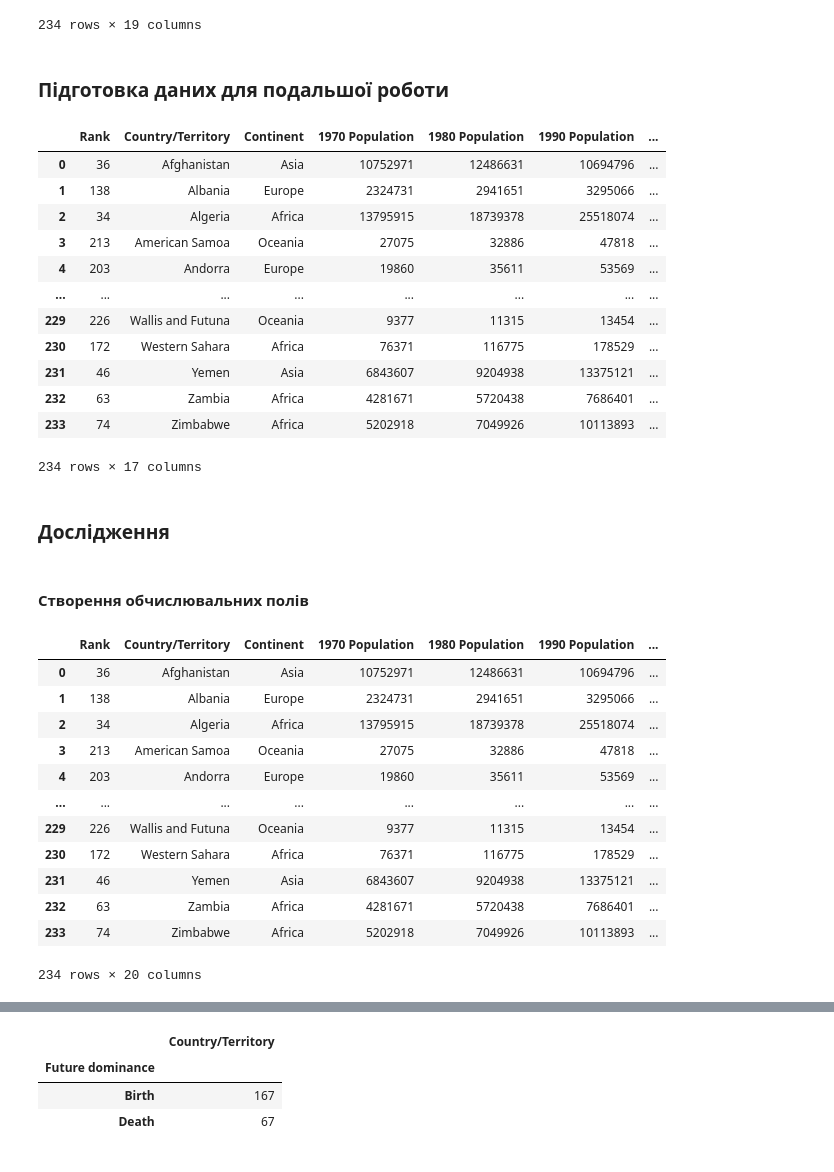
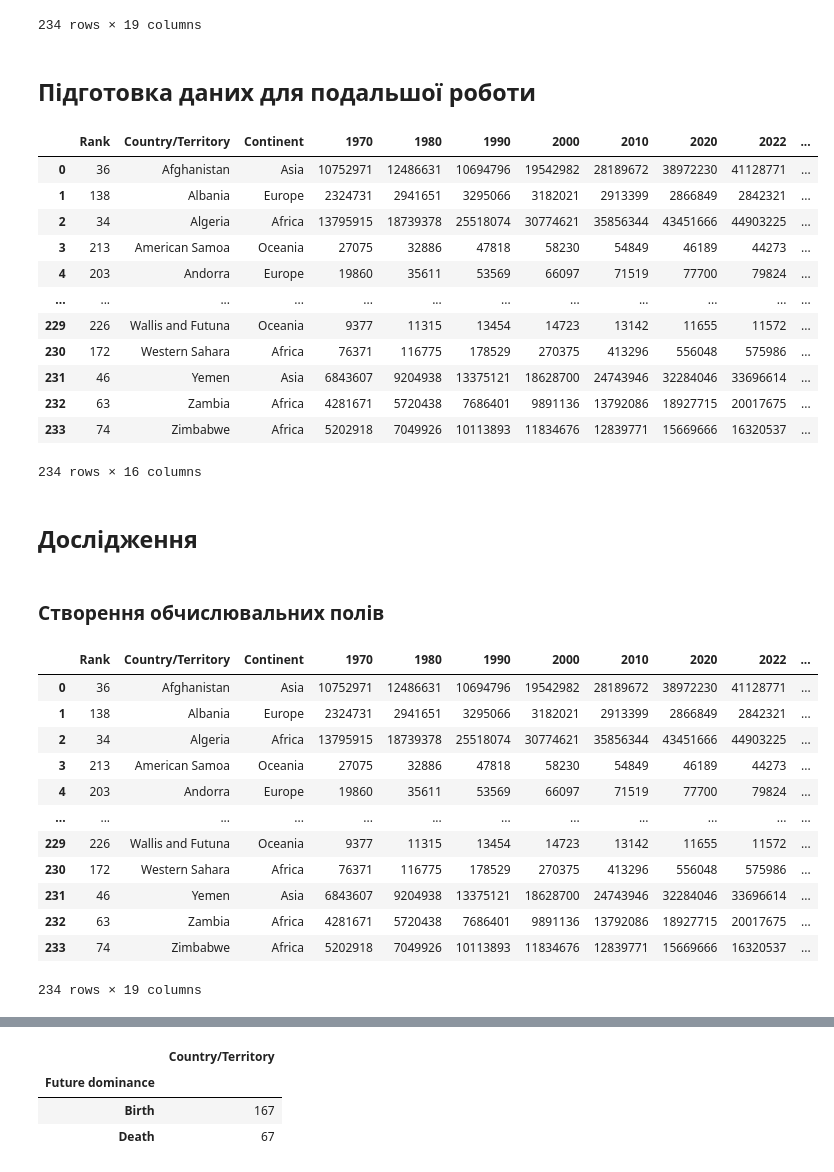
Before and after one commit to Y-Rov/python-PNU-course, a Jupyter notebook: course-part-2/realization-cw-2/rovinskyi-cw-2.ipynb, the cells around one changed output, grey strips where cells are left out. Drawn from its saved outputs; the diff is of its cells as text; code cells hidden in the pictures.

```diff
--- a/course-part-2/realization-cw-2/rovinskyi-cw-2.ipynb
+++ b/course-part-2/realization-cw-2/rovinskyi-cw-2.ipynb
@@ -49,77 +51,76 @@ second_df
 | 233 | VA | Vatican City | 0.510 | 0.511 | 0.520 | 0.731 | 0.561 | 0.564 | 0.596 | 0.651 | 0.700 | ... |
 234 rows × 19 columns
 # %% [markdown]
-### Підготовка даних для подальшої роботи
+## Підготовка даних для подальшої роботи
 # %%
 # Домноження стовпців pop2030 і pop2050 на 1000 - приведення до звичайного числа.
 # Попередні дані були виражені в тисячах, тобто 1.45 = 1450.
 transformed_second_df = second_df.apply(lambda value: value * 1000 if value.name in ['pop2030', 'pop2050'] else value)
 
 # Об'єднання двох датасетів у один
 result_df = pd.merge(first_df, transformed_second_df[['country', 'pop2030', 'pop2050']],
 'left', left_on='Country/Territory', right_on='country')
 
 # Приведення типу стовпців pop2030 і pop2050 до цілого числа
 result_df = result_df.astype({ 'pop2030': np.int32, 'pop2050': np.int32 })
 
 # Перейменування назв деяких стовпців
 result_df.rename(
     columns= {
-        "pop2030": "2030 Predicted population", "pop2050": "2050 Predicted population",
-        "World Population Percentage": "World Population (%)"},
+        '1970 Population': '1970', '1980 Population': '1980', '1990 Population': '1990', '2000 Population': '2000',
+        '2010 Population': '2010', '2020 Population': '2020', '2022 Population': '2022', 'pop2030': '2030',
+        'pop2050': '2050', 'World Population Percentage': 'World Population (%)'},
     inplace=True)
 
 # Вилучення зайвої інформації
-result_df.drop(columns=['CCA3', 'Capital', 'country'])
+result_df.drop(columns=['CCA3', 'Capital', 'country', '2015 Population'])
 
 # Визначення наступного порядку для стовпців
-result_df = result_df[['Rank', 'Country/Territory', 'Continent', '1970 Population', '1980 Population',
-                       '1990 Population', '2000 Population', '2010 Population', '2015 Population',
-                       '2020 Population', '2022 Population', '2030 Predicted population',
-                       '2050 Predicted population', 'Area (km²)', 'Density (per km²)',
-                       'Growth Rate', 'World Population (%)']]
+result_df = result_df[['Rank', 'Country/Territory', 'Continent', '1970', '1980', '1990', '2000', '2010',
+                       '2020', '2022', '2030', '2050', 'Area (km²)', 'Density (per km²)', 'Growth Rate',
+                       'World Population (%)']]
 result_df
 # %% [output]
-|  | Rank | Country/Territory | Continent | 1970 Population | 1980 Population | 1990 Population | ... |
-| 0 | 36 | Afghanistan | Asia | 10752971 | 12486631 | 10694796 | ... |
-| 1 | 138 | Albania | Europe | 2324731 | 2941651 | 3295066 | ... |
-| 2 | 34 | Algeria | Africa | 13795915 | 18739378 | 25518074 | ... |
-| 3 | 213 | American Samoa | Oceania | 27075 | 32886 | 47818 | ... |
-| 4 | 203 | Andorra | Europe | 19860 | 35611 | 53569 | ... |
-| ... | ... | ... | ... | ... | ... | ... | ... |
-| 229 | 226 | Wallis and Futuna | Oceania | 9377 | 11315 | 13454 | ... |
-| 230 | 172 | Western Sahara | Africa | 76371 | 116775 | 178529 | ... |
-| 231 | 46 | Yemen | Asia | 6843607 | 9204938 | 13375121 | ... |
-| 232 | 63 | Zambia | Africa | 4281671 | 5720438 | 7686401 | ... |
-| 233 | 74 | Zimbabwe | Africa | 5202918 | 7049926 | 10113893 | ... |
+|  | Rank | Country/Territory | Continent | 1970 | 1980 | 1990 | 2000 | 2010 | 2020 | 2022 | ... |
+| 0 | 36 | Afghanistan | Asia | 10752971 | 12486631 | 10694796 | 19542982 | 28189672 | 38972230 | 41128771 | ... |
+| 1 | 138 | Albania | Europe | 2324731 | 2941651 | 3295066 | 3182021 | 2913399 | 2866849 | 2842321 | ... |
+| 2 | 34 | Algeria | Africa | 13795915 | 18739378 | 25518074 | 30774621 | 35856344 | 43451666 | 44903225 | ... |
+| 3 | 213 | American Samoa | Oceania | 27075 | 32886 | 47818 | 58230 | 54849 | 46189 | 44273 | ... |
+| 4 | 203 | Andorra | Europe | 19860 | 35611 | 53569 | 66097 | 71519 | 77700 | 79824 | ... |
+| ... | ... | ... | ... | ... | ... | ... | ... | ... | ... | ... | ... |
+| 229 | 226 | Wallis and Futuna | Oceania | 9377 | 11315 | 13454 | 14723 | 13142 | 11655 | 11572 | ... |
+| 230 | 172 | Western Sahara | Africa | 76371 | 116775 | 178529 | 270375 | 413296 | 556048 | 575986 | ... |
+| 231 | 46 | Yemen | Asia | 6843607 | 9204938 | 13375121 | 18628700 | 24743946 | 32284046 | 33696614 | ... |
+| 232 | 63 | Zambia | Africa | 4281671 | 5720438 | 7686401 | 9891136 | 13792086 | 18927715 | 20017675 | ... |
+| 233 | 74 | Zimbabwe | Africa | 5202918 | 7049926 | 10113893 | 11834676 | 12839771 | 15669666 | 16320537 | ... |
-234 rows × 17 columns
+234 rows × 16 columns
 # %% [markdown]
-### Дослідження
+## Дослідження
 # %% [markdown]
-#### Створення обчислювальних полів
+### Створення обчислювальних полів
 # %%
 # Передбачений темп зростання кількості населення (< 1 - спад, > 1 - ріст)
 # 2030 рік
-result_df['2030 Predicted growth rate'] = result_df['2030 Predicted population'] / result_df['2022 Population']
+result_df['2030 growth rate'] = result_df['2030'] / result_df['2022']
 
 # 2050 рік
-result_df['2050 Predicted growth rate'] = result_df['2050 Predicted population'] / result_df['2022 Population']
+result_df['2050 growth rate'] = result_df['2050'] / result_df['2022']
 
 # Переважання народжуваності чи смертності у майбутньому (2030-2050рр.)
-result_df['Future dominance'] = (result_df['2050 Predicted population'] / result_df['2030 Predicted population']).apply(lambda value: 'Birth' if value > 1 else 'Death')
+result_df['Future dominance'] = (result_df['2050'] / result_df['2030']).apply(lambda value: 'Birth' if value > 1 else 'Death')
 result_df
 # %% [output]
-|  | Rank | Country/Territory | Continent | 1970 Population | 1980 Population | 1990 Population | ... |
-| 0 | 36 | Afghanistan | Asia | 10752971 | 12486631 | 10694796 | ... |
-| 1 | 138 | Albania | Europe | 2324731 | 2941651 | 3295066 | ... |
-| 2 | 34 | Algeria | Africa | 13795915 | 18739378 | 25518074 | ... |
-| 3 | 213 | American Samoa | Oceania | 27075 | 32886 | 47818 | ... |
-| 4 | 203 | Andorra | Europe | 19860 | 35611 | 53569 | ... |
-| ... | ... | ... | ... | ... | ... | ... | ... |
-| 229 | 226 | Wallis and Futuna | Oceania | 9377 | 11315 | 13454 | ... |
-| 230 | 172 | Western Sahara | Africa | 76371 | 116775 | 178529 | ... |
-| 231 | 46 | Yemen | Asia | 6843607 | 9204938 | 13375121 | ... |
-| 232 | 63 | Zambia | Africa | 4281671 | 5720438 | 7686401 | ... |
-| 233 | 74 | Zimbabwe | Africa | 5202918 | 7049926 | 10113893 | ... |
+|  | Rank | Country/Territory | Continent | 1970 | 1980 | 1990 | 2000 | 2010 | 2020 | 2022 | ... |
+| 0 | 36 | Afghanistan | Asia | 10752971 | 12486631 | 10694796 | 19542982 | 28189672 | 38972230 | 41128771 | ... |
+| 1 | 138 | Albania | Europe | 2324731 | 2941651 | 3295066 | 3182021 | 2913399 | 2866849 | 2842321 | ... |
+| 2 | 34 | Algeria | Africa | 13795915 | 18739378 | 25518074 | 30774621 | 35856344 | 43451666 | 44903225 | ... |
+| 3 | 213 | American Samoa | Oceania | 27075 | 32886 | 47818 | 58230 | 54849 | 46189 | 44273 | ... |
+| 4 | 203 | Andorra | Europe | 19860 | 35611 | 53569 | 66097 | 71519 | 77700 | 79824 | ... |
+| ... | ... | ... | ... | ... | ... | ... | ... | ... | ... | ... | ... |
+| 229 | 226 | Wallis and Futuna | Oceania | 9377 | 11315 | 13454 | 14723 | 13142 | 11655 | 11572 | ... |
+| 230 | 172 | Western Sahara | Africa | 76371 | 116775 | 178529 | 270375 | 413296 | 556048 | 575986 | ... |
+| 231 | 46 | Yemen | Asia | 6843607 | 9204938 | 13375121 | 18628700 | 24743946 | 32284046 | 33696614 | ... |
+| 232 | 63 | Zambia | Africa | 4281671 | 5720438 | 7686401 | 9891136 | 13792086 | 18927715 | 20017675 | ... |
+| 233 | 74 | Zimbabwe | Africa | 5202918 | 7049926 | 10113893 | 11834676 | 12839771 | 15669666 | 16320537 | ... |
-234 rows × 20 columns
+234 rows × 19 columns
 # %% [markdown]
```
Also changed, not shown: parts of 21 cells of this notebook.
